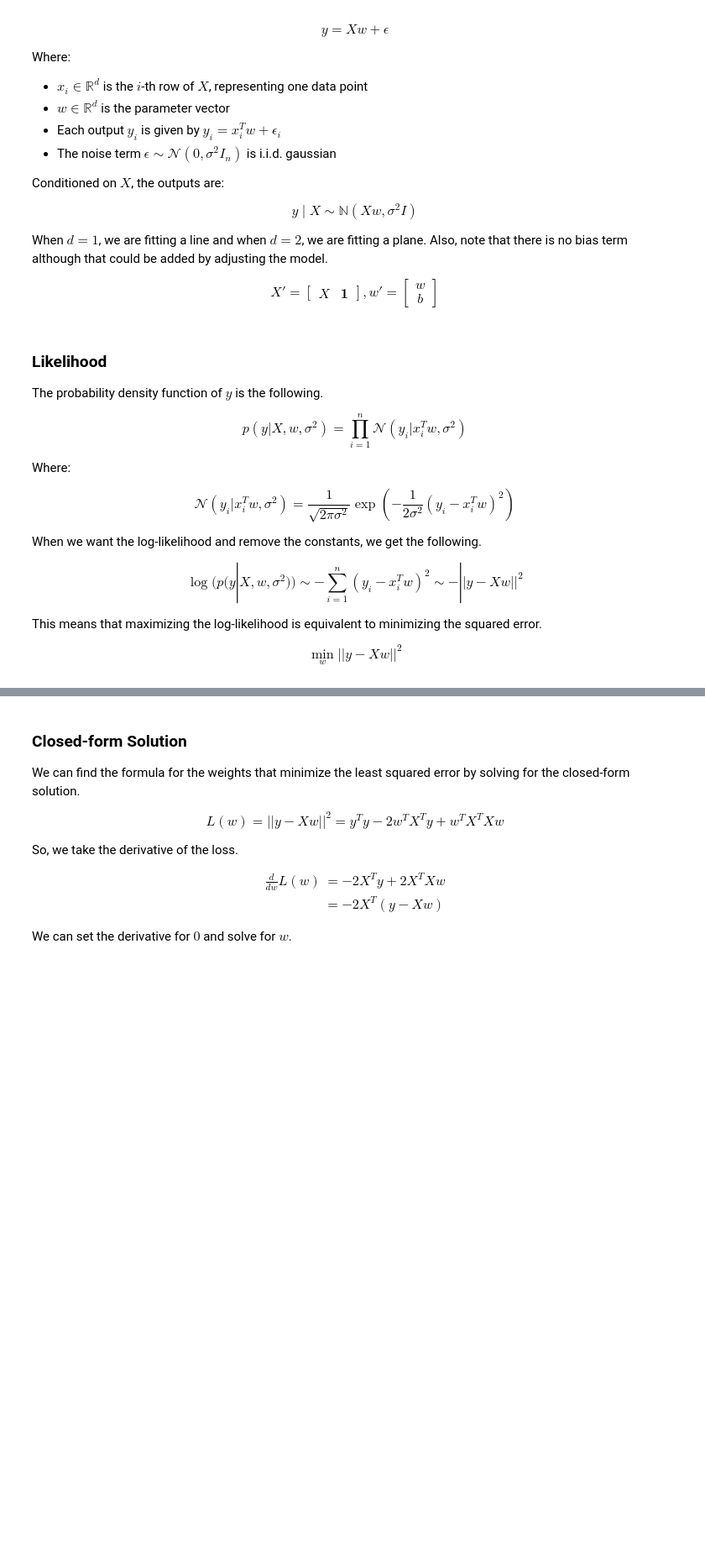
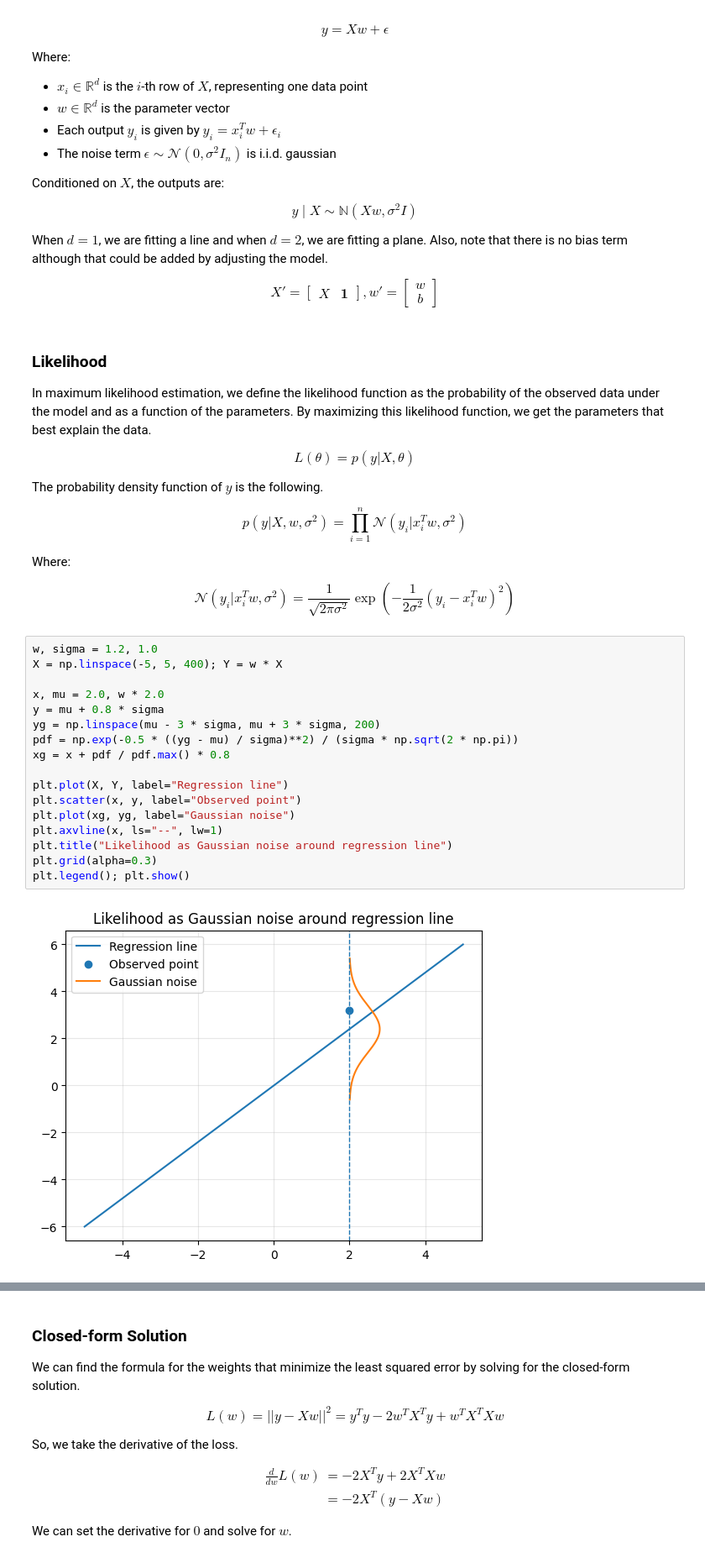
Before and after one commit to peterlee123hi/ml-foundations, a Jupyter notebook: classical_ml/linear_regression.ipynb, the cells around one changed output, grey strips where cells are left out. Shown at 84% size. Cells and saved outputs as stored; diff of their text form; blank space fills up the shorter version.

Commit message:
Add improvements to linear regression notebook

```diff
--- a/classical_ml/linear_regression.ipynb
+++ b/classical_ml/linear_regression.ipynb
@@ -35,18 +35,38 @@ $$X' = \begin{bmatrix} X & \mathbf{1} \end{bmatrix}, w' = \begin{bmatrix} w \\ b
 # %% [markdown]
 ### Likelihood
 
+In maximum likelihood estimation, we define the likelihood function as the probability of the observed data under the model and as a function of the parameters. By maximizing this likelihood function, we get the parameters that best explain the data.
+
+$$
+L(\theta) = p(y | X, \theta)
+$$
+
 The probability density function of $y$ is the following.
 
-$$ p(y | X, w, \sigma^2) = \prod_{i=1}^{n} \mathcal{N}(y_i | x_i^T w, \sigma^2)$$
+$$
+p(y | X, w, \sigma^2) = \prod_{i=1}^{n} \mathcal{N}(y_i | x_i^T w, \sigma^2)
+$$
 
 Where:
 
-$$\mathcal{N}(y_i | x_i^T w, \sigma^2) = \frac{1}{\sqrt{2 \pi \sigma^2}} \exp (-\frac{1}{2 \sigma^2} (y_i - x_i^T w)^2)$$
-
-When we want the log-likelihood and remove the constants, we get the following.
-
-$$\log(p(y | X, w, \sigma^2)) \sim -\sum_{i=1}^{n} (y_i - x_i^T w)^2 \sim -||y - Xw||^2$$
-
-This means that maximizing the log-likelihood is equivalent to minimizing the squared error.
-
-$$\min_{w} ||y - Xw||^2$$
+$$
+\mathcal{N}(y_i | x_i^T w, \sigma^2) = \frac{1}{\sqrt{2 \pi \sigma^2}} \exp (-\frac{1}{2 \sigma^2} (y_i - x_i^T w)^2)$$
+# %%
+w, sigma = 1.2, 1.0
+X = np.linspace(-5, 5, 400); Y = w * X
+
+x, mu = 2.0, w * 2.0
+y = mu + 0.8 * sigma
+yg = np.linspace(mu - 3 * sigma, mu + 3 * sigma, 200)
+pdf = np.exp(-0.5 * ((yg - mu) / sigma)**2) / (sigma * np.sqrt(2 * np.pi))
+xg = x + pdf / pdf.max() * 0.8
+
+plt.plot(X, Y, label="Regression line")
+plt.scatter(x, y, label="Observed point")
+plt.plot(xg, yg, label="Gaussian noise")
+plt.axvline(x, ls="--", lw=1)
+plt.title("Likelihood as Gaussian noise around regression line")
+plt.grid(alpha=0.3)
+plt.legend(); plt.show()
+# %% [output]
+[figure, added]
```
Also changed, not shown: parts of 1 cell of this notebook.
